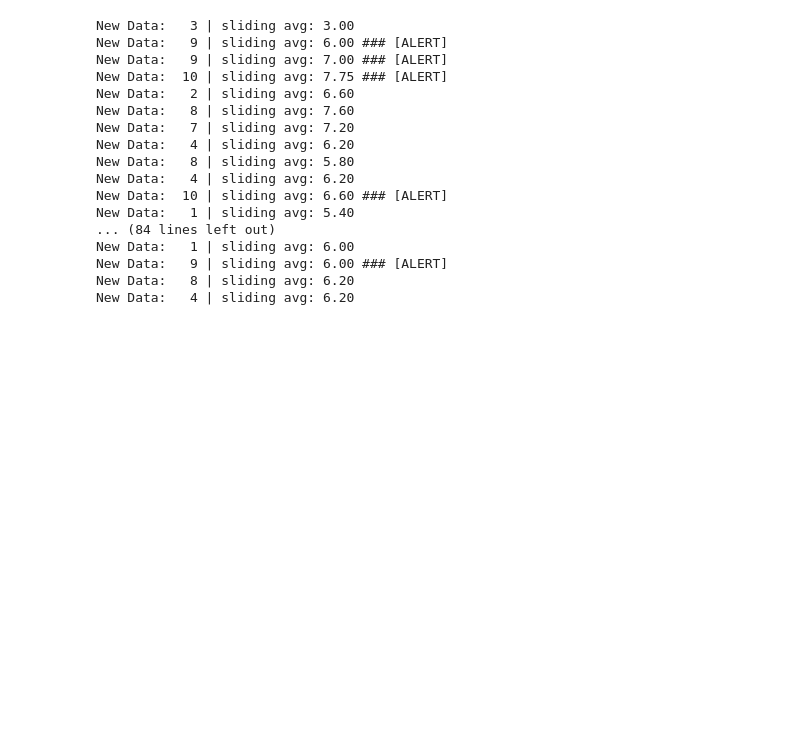
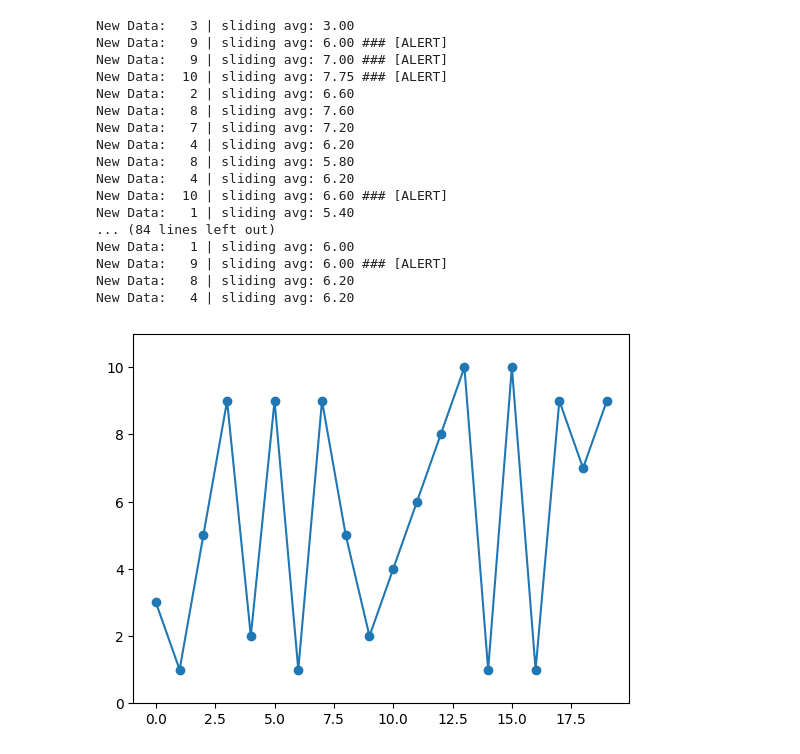
Before and after one commit to cmd-cosmos/Data-Structures-and-Algorithms, a Jupyter notebook: Python/misc/algo-notebooks/real_time_samples.ipynb, the cells around one changed output. Drawn from its saved outputs; the diff is of its cells as text; code cells hidden in the pictures; blank space fills up the shorter version.

Commit message:
real time plotting

```diff
--- a/Python/misc/algo-notebooks/real_time_samples.ipynb
+++ b/Python/misc/algo-notebooks/real_time_samples.ipynb
@@ -86,3 +86,20 @@ New Data:   1 | sliding avg: 6.00
 New Data:   9 | sliding avg: 6.00 ### [ALERT]
 New Data:   8 | sliding avg: 6.20
 New Data:   4 | sliding avg: 6.20
+# %%
+from IPython.display import clear_output
+import matplotlib.pyplot as plt
+
+def plot(window_size=20):
+    window = deque(maxlen=window_size)
+    stream = data_stream()
+    for data in stream:
+        window.append(data)
+        clear_output(wait=True)
+        plt.plot(list(window), marker="o", linestyle="-")
+        plt.ylim(0, 11)
+        plt.pause(0.01)
+
+plot()
+# %% [output]
+[figure, added]
```
